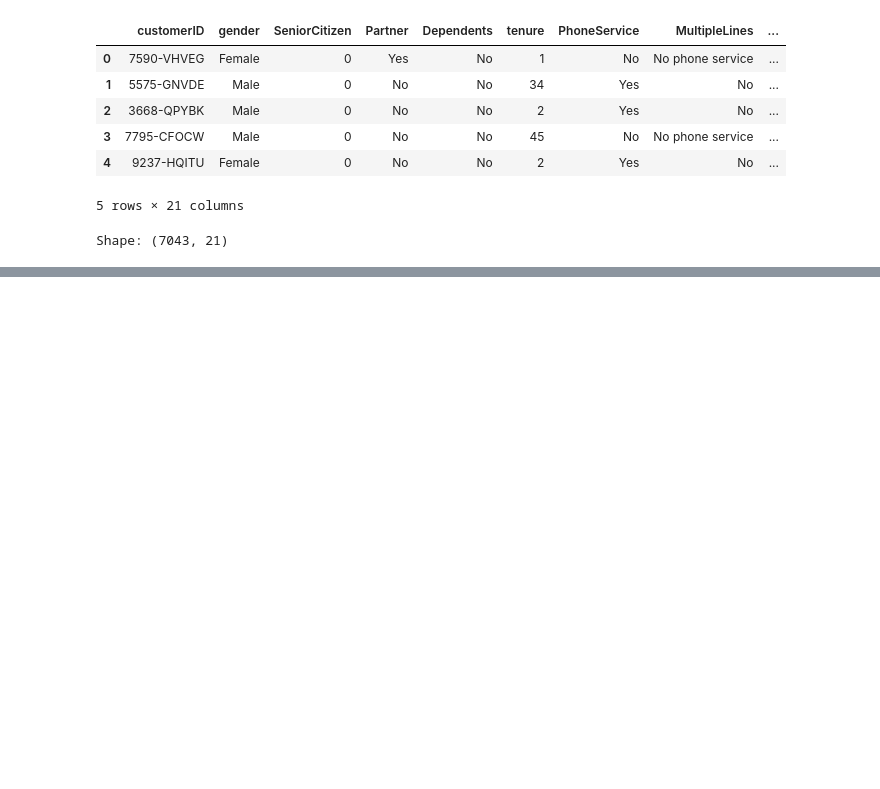
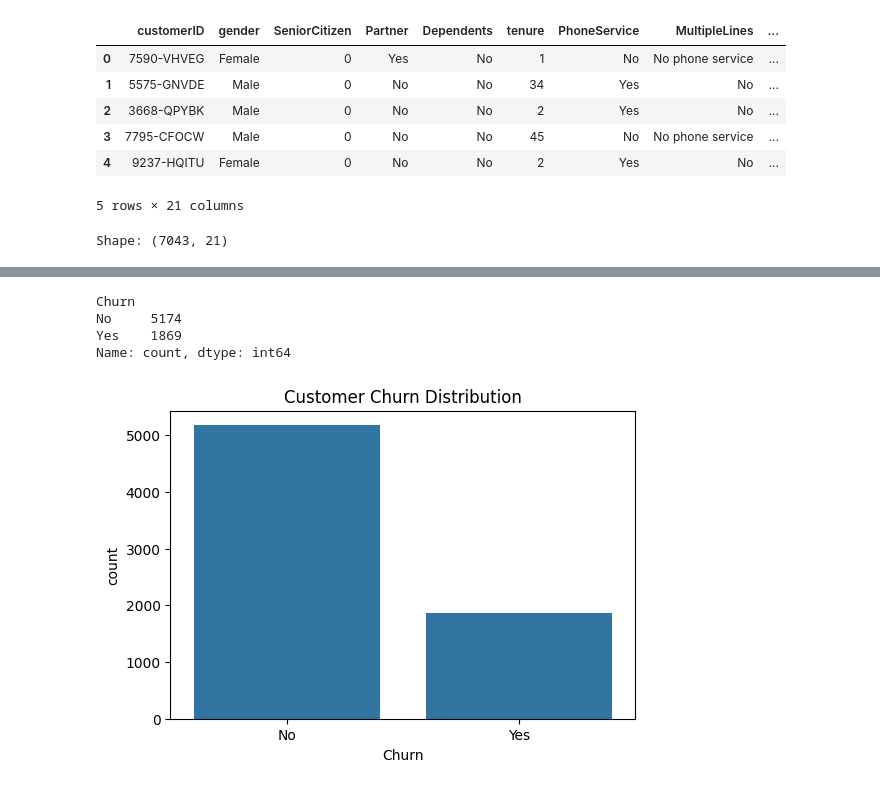
Before and after one commit to Aatequa-Ansari/churnsense, a Jupyter notebook: notebooks/01_eda.ipynb, the cells around one changed output, grey strips where cells are left out. Drawn from its saved outputs; the diff is of its cells as text; code cells hidden in the pictures; blank space fills up the shorter version.

Commit message:
feat: completed exploratory data analysis

```diff
--- a/notebooks/01_eda.ipynb
+++ b/notebooks/01_eda.ipynb
@@ -21,0 +92,10 @@ Shape: (7043, 21)
+# %%
+# Convert TotalCharges column from object to numeric
+# Invalid values will become NaN
+df['TotalCharges'] = pd.to_numeric(
+    df['TotalCharges'],
+    errors='coerce'
+)
+
+# Check null values after conversion
+df['TotalCharges'].isnull().sum()
@@ -21,0 +104,9 @@ Shape: (7043, 21)
+# %%
+# Fill missing values in TotalCharges with median value
+df['TotalCharges'].fillna(
+    df['TotalCharges'].median(),
+    inplace=True
+)
+
+# Verify all missing values are handled
+df.isnull().sum()
@@ -21,0 +137,8 @@ Shape: (7043, 21)
+# %%
+# Display churn distribution count
+df['Churn'].value_counts()
+# %% [output]
+Churn
+No     5174
+Yes    1869
+Name: count, dtype: int64
@@ -21,0 +149,16 @@ Shape: (7043, 21)
+# %%
+# Plot churn distribution using countplot
+plt.figure(figsize=(6,4))
+
+sns.countplot(
+    x='Churn',
+    data=df
+)
+
+plt.title('Customer Churn Distribution')
+
+plt.savefig('../reports/churn_distribution_bar.png')
+
+plt.show()
+# %% [output]
+[figure, added]
```
Also changed, not shown: parts of 19 cells of this notebook, 5 other files.
